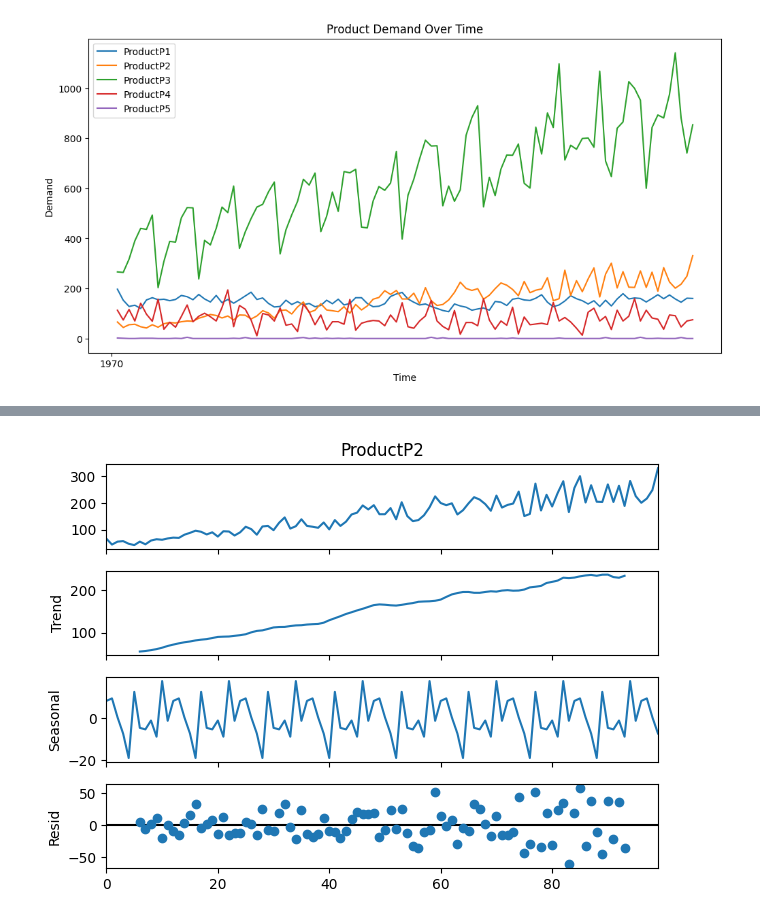
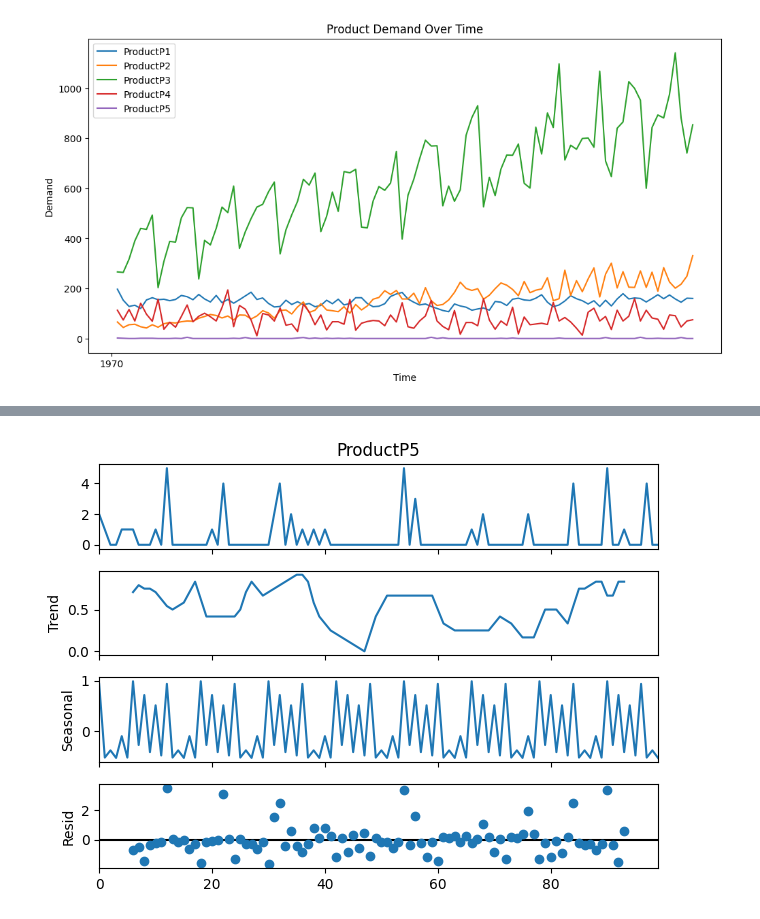
Before and after one commit to Suraj-st/PrinciplesOfDataScience_Group2, a Jupyter notebook: Suraj/TimeSeriesAnalysis.ipynb, the cells around one changed output, grey strips where cells are left out. Drawn from its saved outputs; the diff is of its cells as text; code cells hidden in the pictures.

Commit message:
Check the seasonality
Check the seasonality of variables

```diff
--- a/Suraj/TimeSeriesAnalysis.ipynb
+++ b/Suraj/TimeSeriesAnalysis.ipynb
@@ -173,7 +191,7 @@ plt.show()
 # %%
-result = seasonal_decompose(df["ProductP2"], period=12, model="additive")
+result = seasonal_decompose(df["ProductP5"], period=12, model="additive")
 result.plot()
 plt.show()
 # %% [output]
-[figure, old version]
+[figure, new version]
 # %%
```
Also changed, not shown: parts of 7 cells of this notebook.
